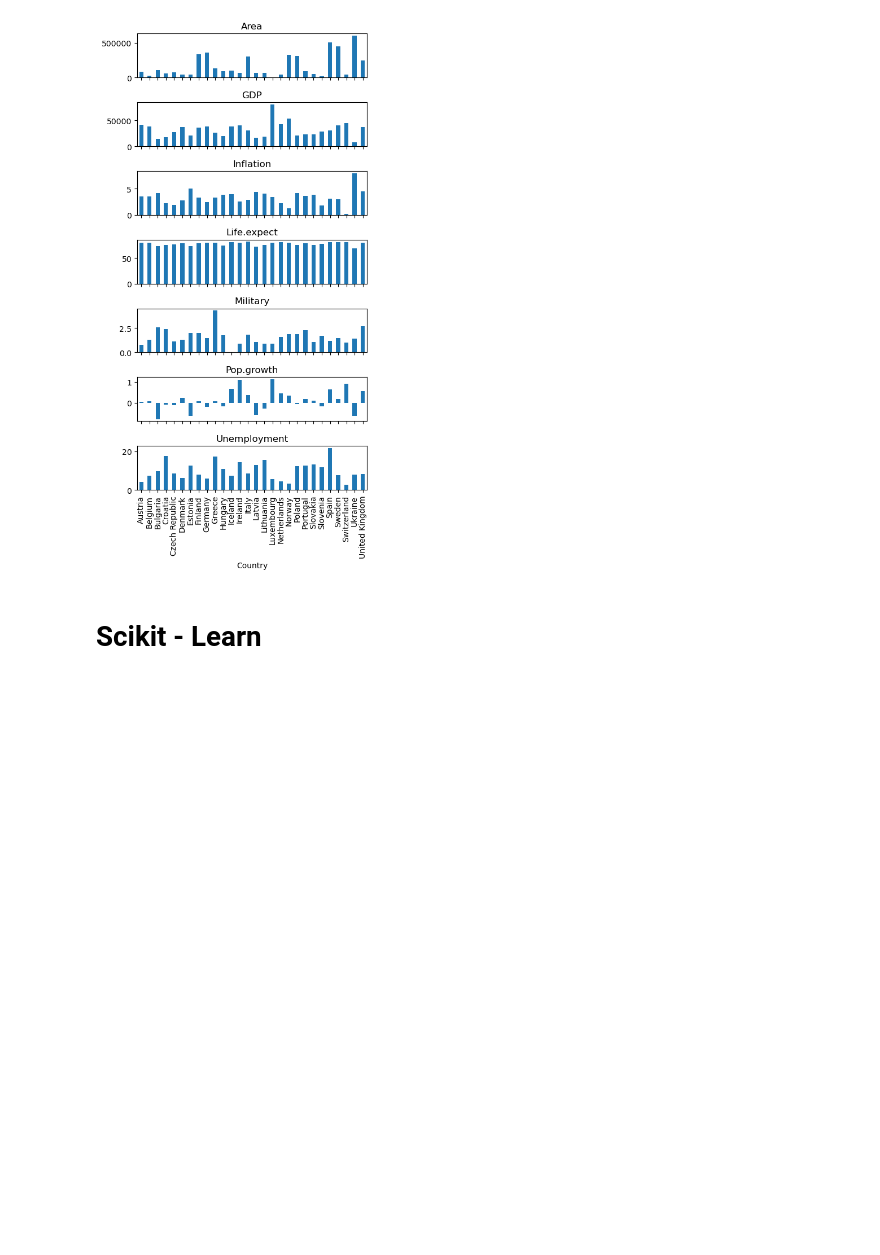
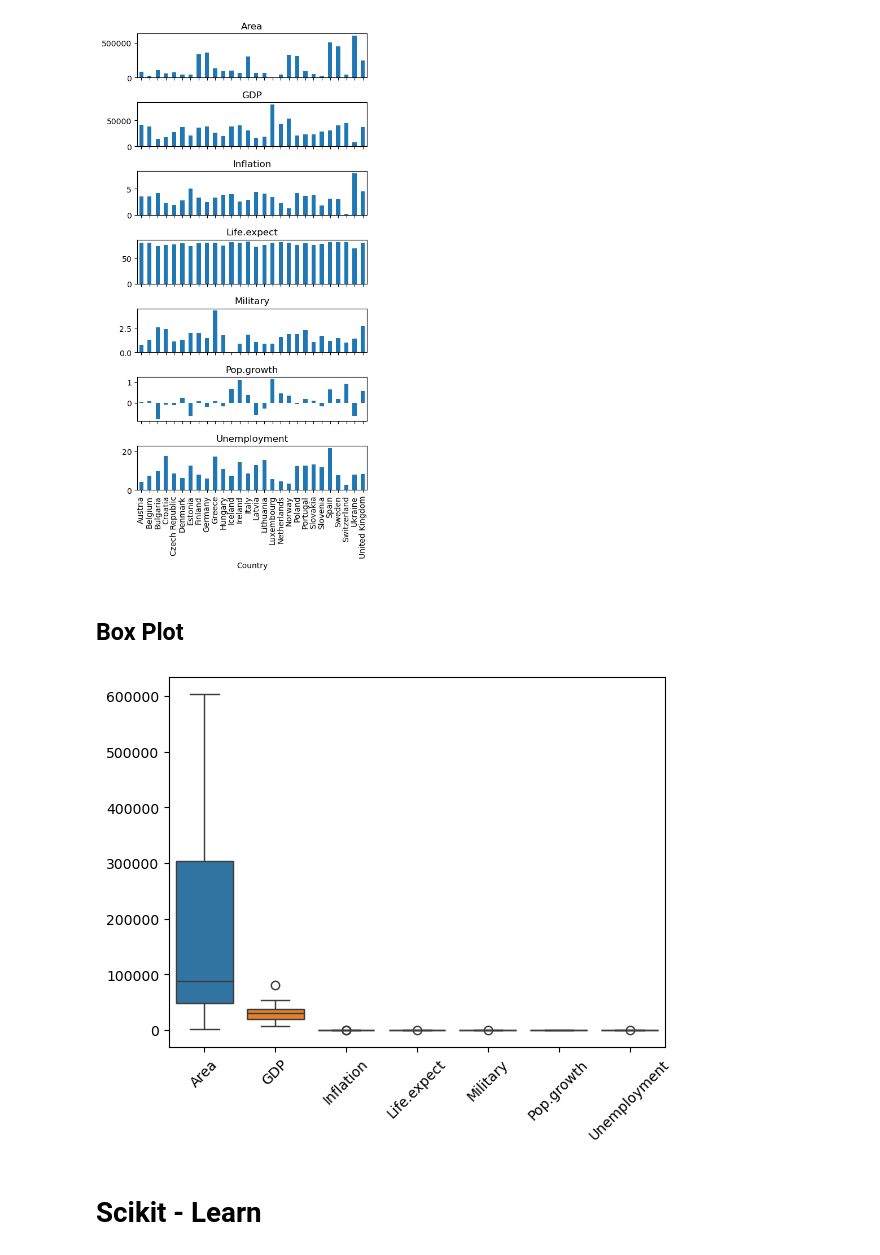
Before and after one commit to ArianSAGGESE7/sia-tp4, a Jupyter notebook: notebooks/TareaPCA.ipynb, the cells around one changed output. Cells and saved outputs as stored; diff of their text form; code cells hidden in the pictures; blank space fills up the shorter version.

Commit message:
boxplot en tarea

```diff
--- a/notebooks/TareaPCA.ipynb
+++ b/notebooks/TareaPCA.ipynb
@@ -33,6 +33,14 @@ plt.tight_layout()
 plt.show()
 # %% [output]
 [figure]
+# %% [markdown]
+## Box Plot
+# %%
+sns.boxplot(df)
+plt.xticks(rotation=45)
+plt.show()
+# %% [output]
+[figure, added]
 # %% [markdown]
 # Scikit - Learn
 # %% [markdown]
```
Also changed, not shown: parts of 7 cells of this notebook.
